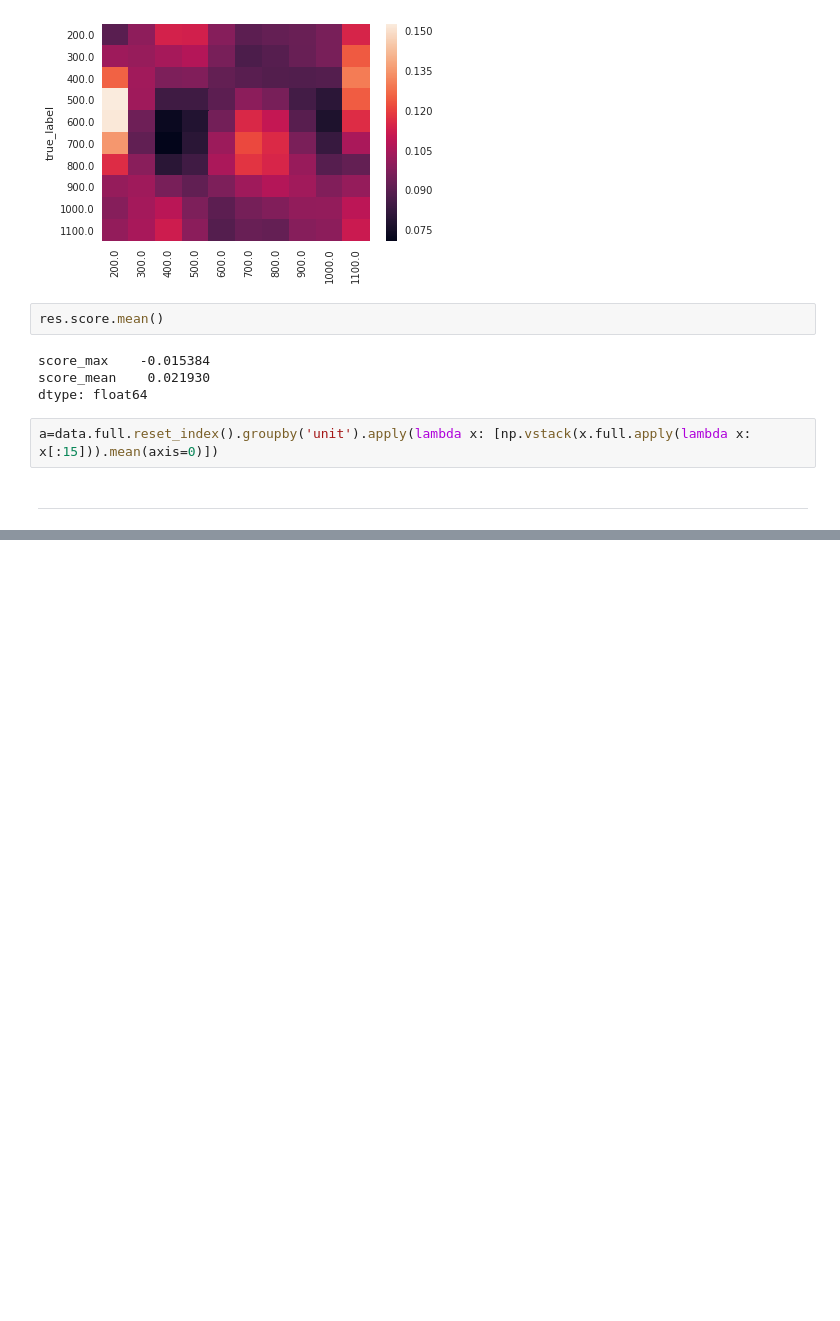
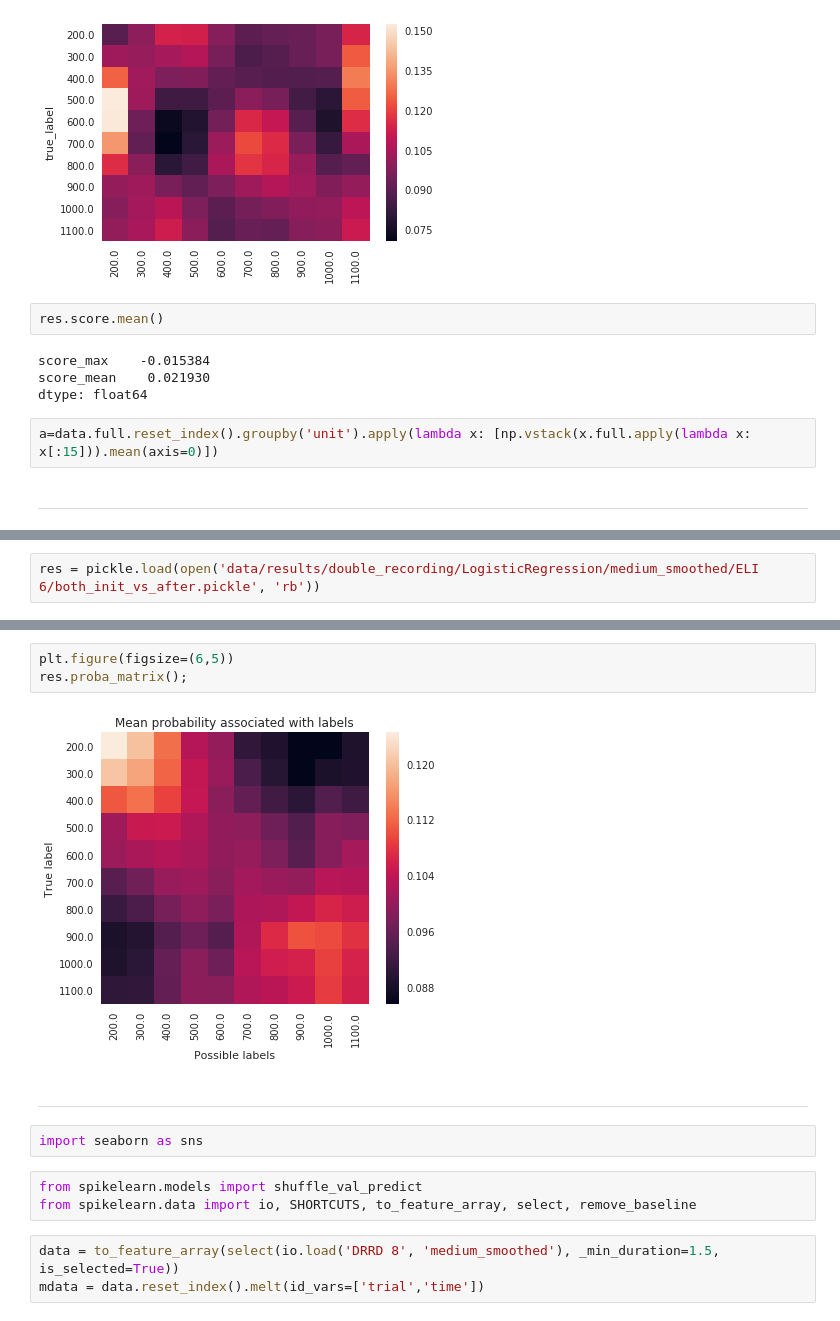
Before and after one commit to EstevaoUyra/spikelearn, a Jupyter notebook: notebooks/exploration/Double recording data.ipynb, the cells around one changed output, grey strips where cells are left out. Saved outputs shown, nothing was run; the diff lists cells and outputs as text; blank space fills up the shorter version.

```diff
--- a/notebooks/exploration/Double recording data.ipynb
+++ b/notebooks/exploration/Double recording data.ipynb
@@ -121,0 +129,2 @@ a=data.full.reset_index().groupby('unit').apply(lambda x: [np.vstack(x.full.appl
+# %%
+res = pickle.load(open('data/results/double_recording/LogisticRegression/medium_smoothed/ELI 6/both_init_vs_after.pickle', 'rb'))
@@ -121,0 +140,15 @@ a=data.full.reset_index().groupby('unit').apply(lambda x: [np.vstack(x.full.appl
+# %%
+plt.figure(figsize=(6,5))
+res.proba_matrix();
+# %% [output]
+[figure, added]
+# %% [markdown]
+---
+# %%
+import seaborn as sns
+# %%
+from spikelearn.models import shuffle_val_predict
+from spikelearn.data import io, SHORTCUTS, to_feature_array, select, remove_baseline
+# %%
+data = to_feature_array(select(io.load('DRRD 8', 'medium_smoothed'), _min_duration=1.5, is_selected=True))
+mdata = data.reset_index().melt(id_vars=['trial','time'])
```
Also changed, not shown: parts of 19 cells of this notebook, 6 other files.
